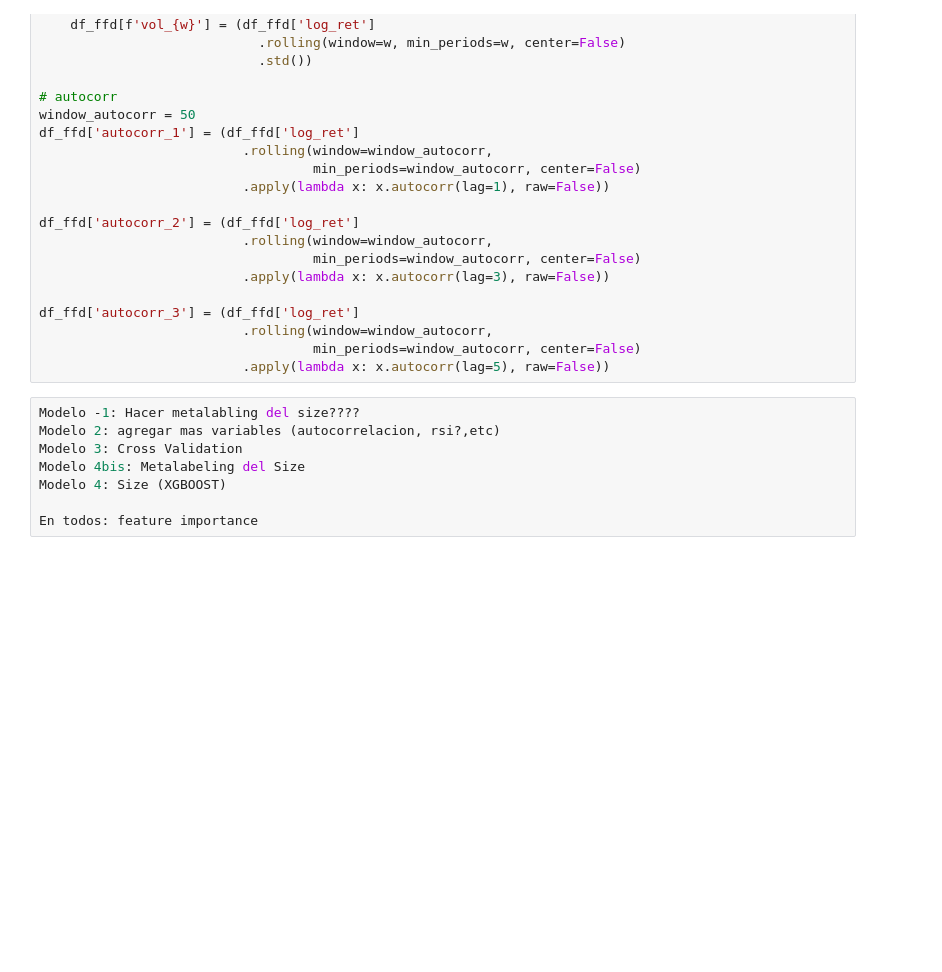
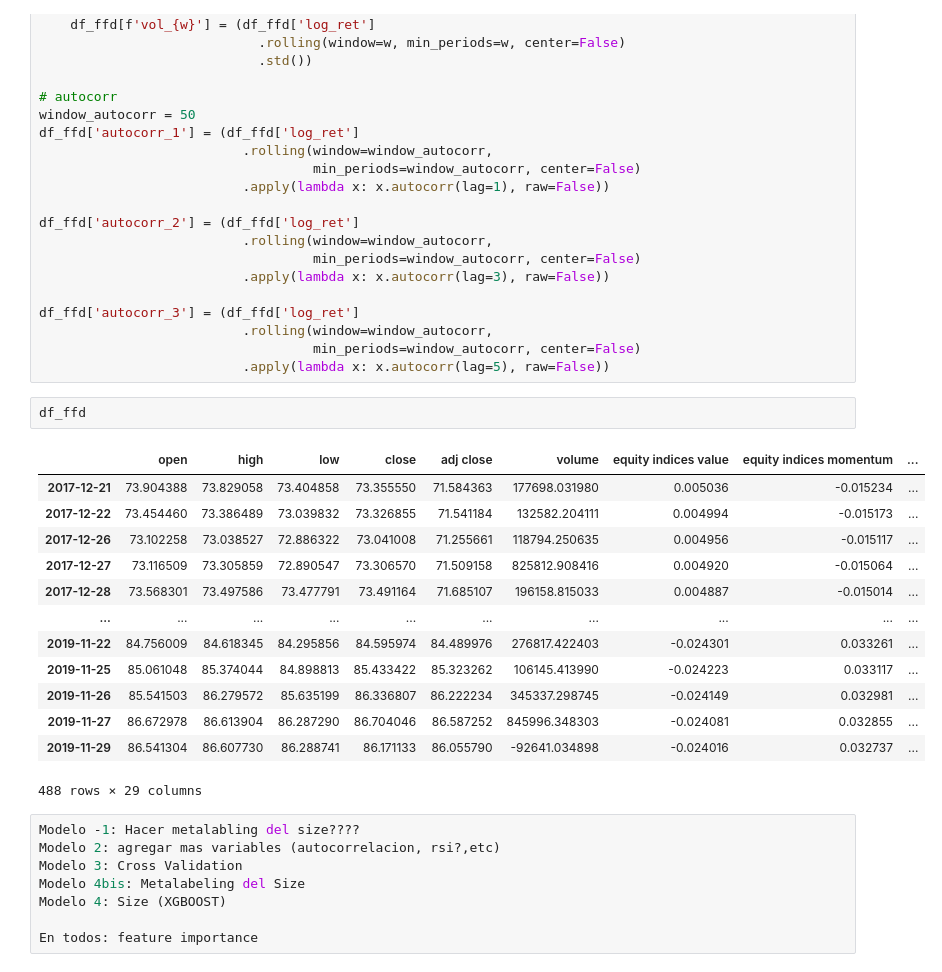
Before and after one commit to aoelvp94/FinAnalyticsProject, a Jupyter notebook: notebooks/NS_Dataset_join.ipynb, the cells around one changed output. Cells and saved outputs as stored; diff of their text form; blank space fills up the shorter version.

```diff
--- a/notebooks/NS_Dataset_join.ipynb
+++ b/notebooks/NS_Dataset_join.ipynb
@@ -330,6 +407,22 @@ df_ffd['autocorr_3'] = (df_ffd['log_ret']
                           .rolling(window=window_autocorr,
                                    min_periods=window_autocorr, center=False)
                           .apply(lambda x: x.autocorr(lag=5), raw=False))
+# %%
+df_ffd
+# %% [output]
+|  | open | high | low | close | adj close | volume | equity indices value | equity indices momentum | ... |
+| 2017-12-21 | 73.904388 | 73.829058 | 73.404858 | 73.355550 | 71.584363 | 177698.031980 | 0.005036 | -0.015234 | ... |
+| 2017-12-22 | 73.454460 | 73.386489 | 73.039832 | 73.326855 | 71.541184 | 132582.204111 | 0.004994 | -0.015173 | ... |
+| 2017-12-26 | 73.102258 | 73.038527 | 72.886322 | 73.041008 | 71.255661 | 118794.250635 | 0.004956 | -0.015117 | ... |
+| 2017-12-27 | 73.116509 | 73.305859 | 72.890547 | 73.306570 | 71.509158 | 825812.908416 | 0.004920 | -0.015064 | ... |
+| 2017-12-28 | 73.568301 | 73.497586 | 73.477791 | 73.491164 | 71.685107 | 196158.815033 | 0.004887 | -0.015014 | ... |
+| ... | ... | ... | ... | ... | ... | ... | ... | ... | ... |
+| 2019-11-22 | 84.756009 | 84.618345 | 84.295856 | 84.595974 | 84.489976 | 276817.422403 | -0.024301 | 0.033261 | ... |
+| 2019-11-25 | 85.061048 | 85.374044 | 84.898813 | 85.433422 | 85.323262 | 106145.413990 | -0.024223 | 0.033117 | ... |
+| 2019-11-26 | 85.541503 | 86.279572 | 85.635199 | 86.336807 | 86.222234 | 345337.298745 | -0.024149 | 0.032981 | ... |
+| 2019-11-27 | 86.672978 | 86.613904 | 86.287290 | 86.704046 | 86.587252 | 845996.348303 | -0.024081 | 0.032855 | ... |
+| 2019-11-29 | 86.541304 | 86.607730 | 86.288741 | 86.171133 | 86.055790 | -92641.034898 | -0.024016 | 0.032737 | ... |
+488 rows × 29 columns
 # %%
 Modelo -1: Hacer metalabling del size????
 Modelo 2: agregar mas variables (autocorrelacion, rsi?,etc)
```
Also changed, not shown: parts of 9 cells of this notebook.
